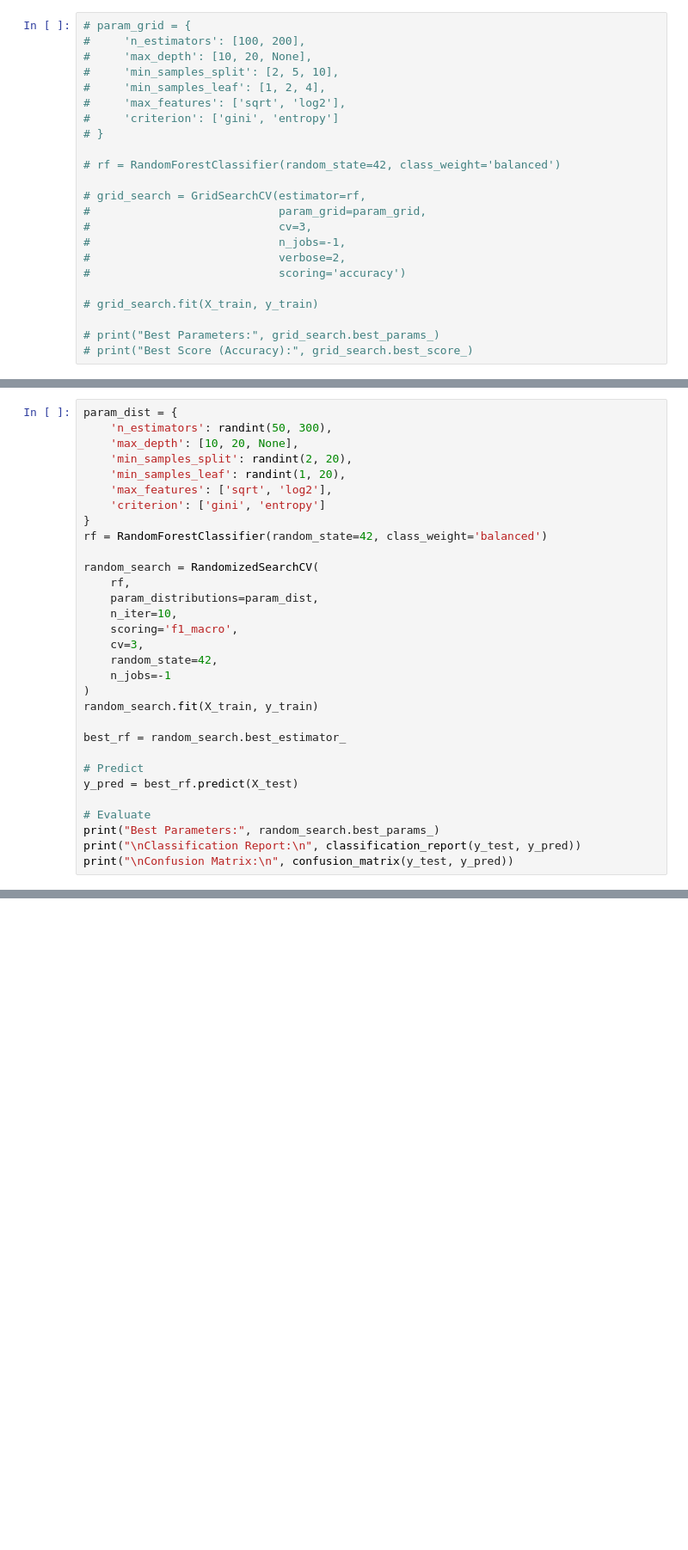
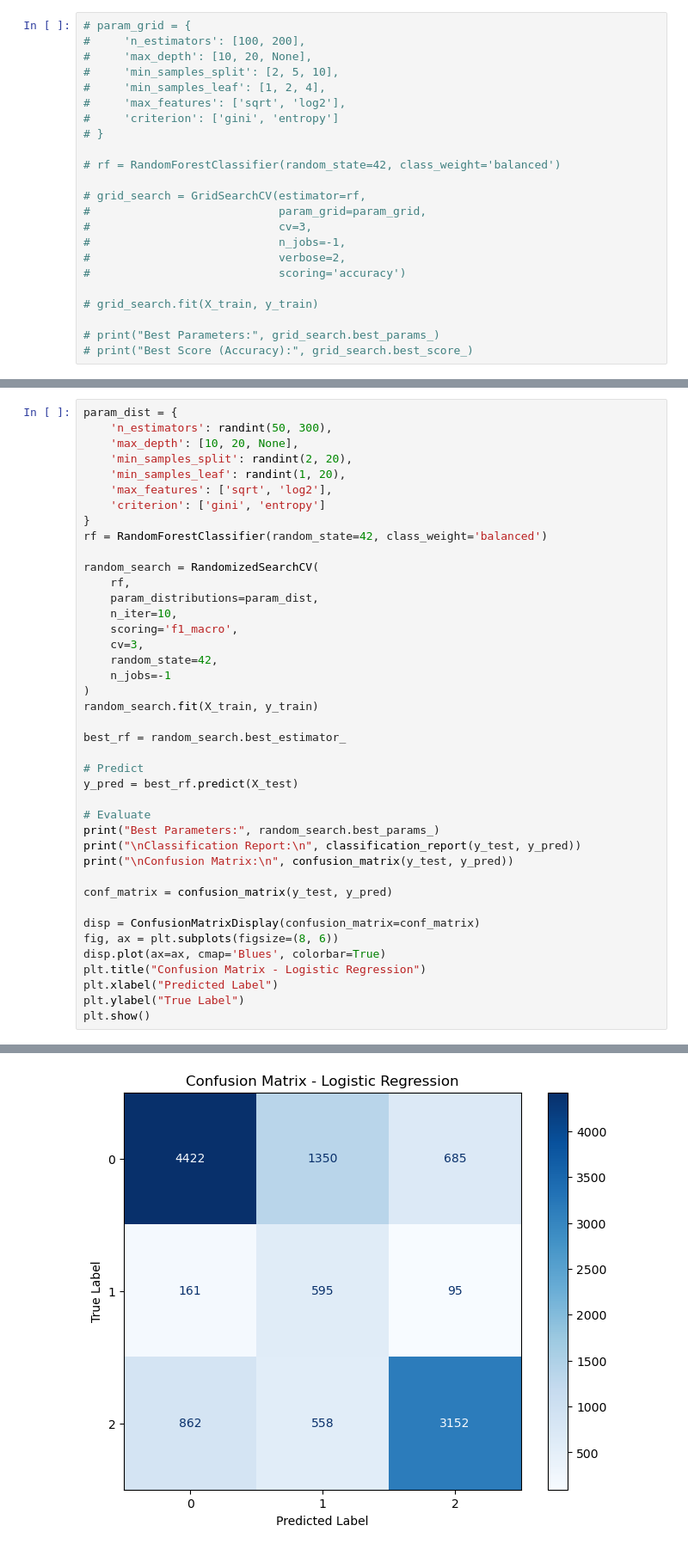
Before and after one commit to leejay-glitch/tanzania-water-well-prediction, a Jupyter notebook: notebook/tanzania_water_well.ipynb, the cells around one changed output, grey strips where cells are left out. Shown: that part at 86% size. Cells and saved outputs as stored; diff of their text form; blank space fills up the shorter version.

```diff
--- a/notebook/tanzania_water_well.ipynb
+++ b/notebook/tanzania_water_well.ipynb
@@ -583,30 +594,41 @@ random_search = RandomizedSearchCV(
 random_search.fit(X_train, y_train)
 
 best_rf = random_search.best_estimator_
 
 # Predict
 y_pred = best_rf.predict(X_test)
 
 # Evaluate
 print("Best Parameters:", random_search.best_params_)
 print("\nClassification Report:\n", classification_report(y_test, y_pred))
 print("\nConfusion Matrix:\n", confusion_matrix(y_test, y_pred))
+
+conf_matrix = confusion_matrix(y_test, y_pred)
+
+disp = ConfusionMatrixDisplay(confusion_matrix=conf_matrix)
+fig, ax = plt.subplots(figsize=(8, 6))
+disp.plot(ax=ax, cmap='Blues', colorbar=True)
+plt.title("Confusion Matrix - Logistic Regression")
+plt.xlabel("Predicted Label")
+plt.ylabel("True Label")
+plt.show()
 # %% [output]
 Best Parameters: {'criterion': 'gini', 'max_depth': None, 'max_features': 'sqrt', 'min_samples_leaf': 10, 'min_samples_split': 17, 'n_estimators': 64}
 
 Classification Report:
                precision    recall  f1-score   support
 
            0       0.81      0.68      0.74      6457
            1       0.24      0.70      0.35       851
            2       0.80      0.69      0.74      4572
 
     accuracy                           0.69     11880
    macro avg       0.62      0.69      0.61     11880
 weighted avg       0.77      0.69      0.71     11880
 
 
 Confusion Matrix:
  [[4422 1350  685]
  [ 161  595   95]
  [ 862  558 3152]]
+[figure, added]
```
Also changed, not shown: parts of 6 cells of this notebook.
